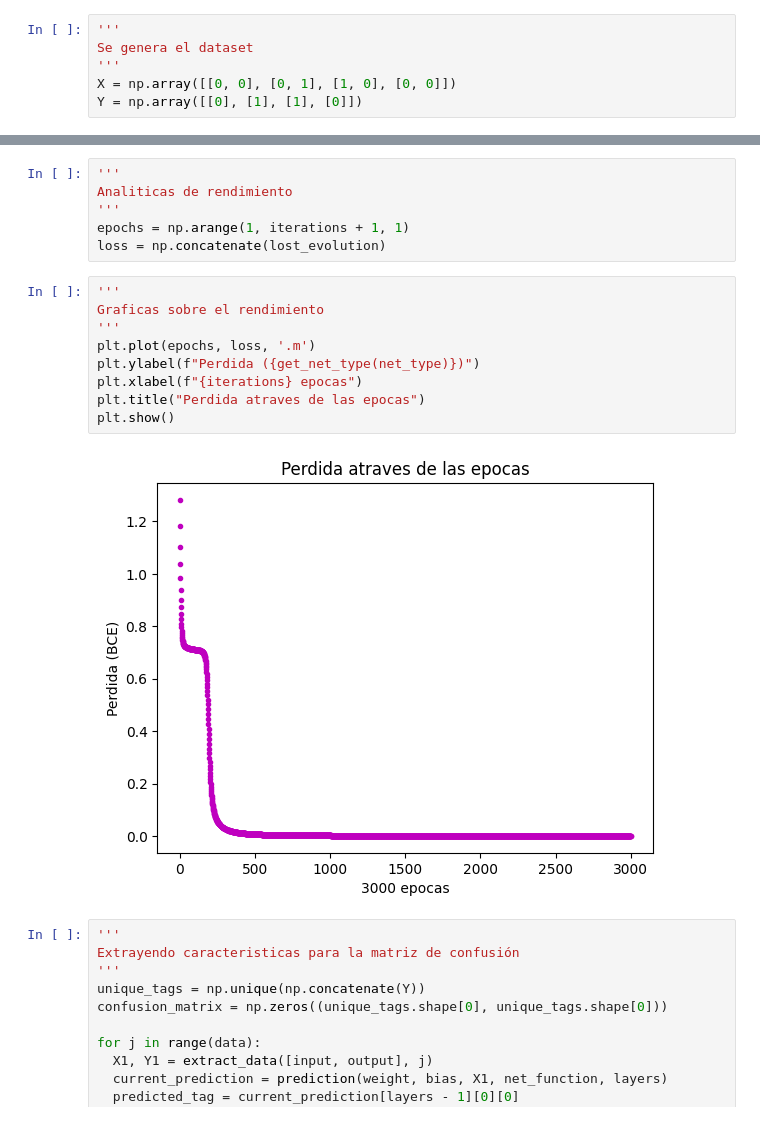
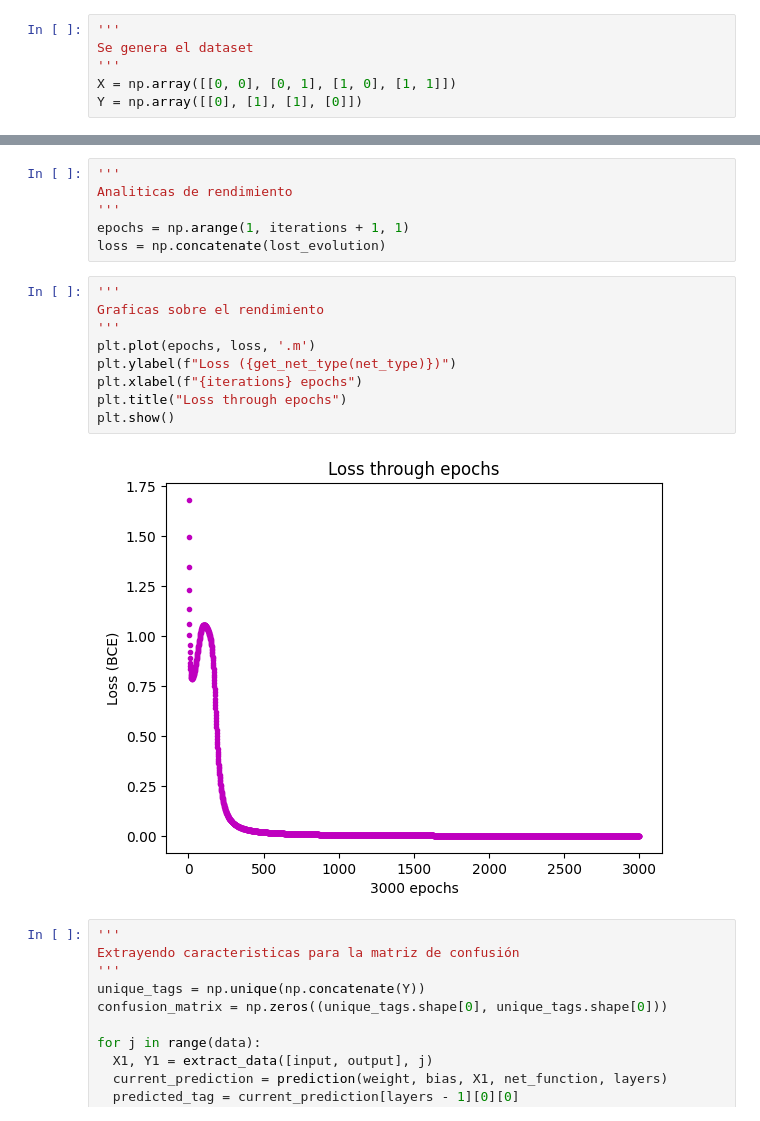
Before and after one commit to AndresMpa/deep-learning, a Jupyter notebook: labs/task/laboratory_2/full_connect/lab_2_FC_XOR.ipynb, the cells around one changed output, grey strips where cells are left out. Saved outputs shown, nothing was run; the diff lists cells and outputs as text.

```diff
--- a/labs/task/laboratory_2/full_connect/lab_2_FC_XOR.ipynb
+++ b/labs/task/laboratory_2/full_connect/lab_2_FC_XOR.ipynb
@@ -10,7 +10,7 @@ import matplotlib.pylab as plt
 '''
 Se genera el dataset
 '''
-X = np.array([[0, 0], [0, 1], [1, 0], [0, 0]])
+X = np.array([[0, 0], [0, 1], [1, 0], [1, 1]])
 Y = np.array([[0], [1], [1], [0]])
 # %% [markdown]
 # Implementación de la arquitectura de una red FC
@@ -283,14 +283,14 @@ loss = np.concatenate(lost_evolution)
 # %%
 '''
 Graficas sobre el rendimiento
 '''
 plt.plot(epochs, loss, '.m')
-plt.ylabel(f"Perdida ({get_net_type(net_type)})")
-plt.xlabel(f"{iterations} epocas")
-plt.title("Perdida atraves de las epocas")
+plt.ylabel(f"Loss ({get_net_type(net_type)})")
+plt.xlabel(f"{iterations} epochs")
+plt.title("Loss through epochs")
 plt.show()
 # %% [output]
-[figure, old version]
+[figure, new version]
 # %%
 '''
 Extrayendo caracteristicas para la matriz de confusión
```
Also changed, not shown: parts of 5 cells of this notebook, 5 other files.
